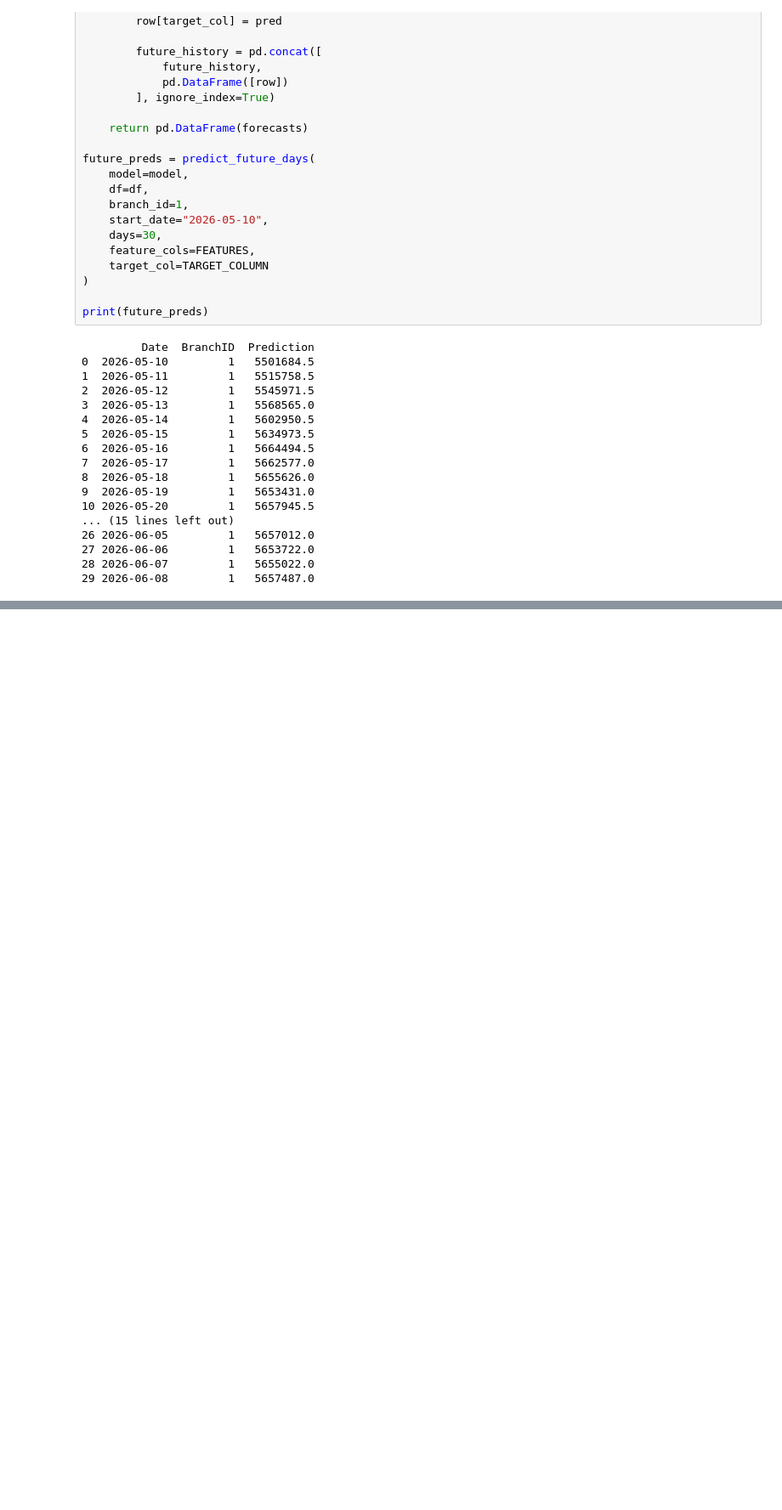
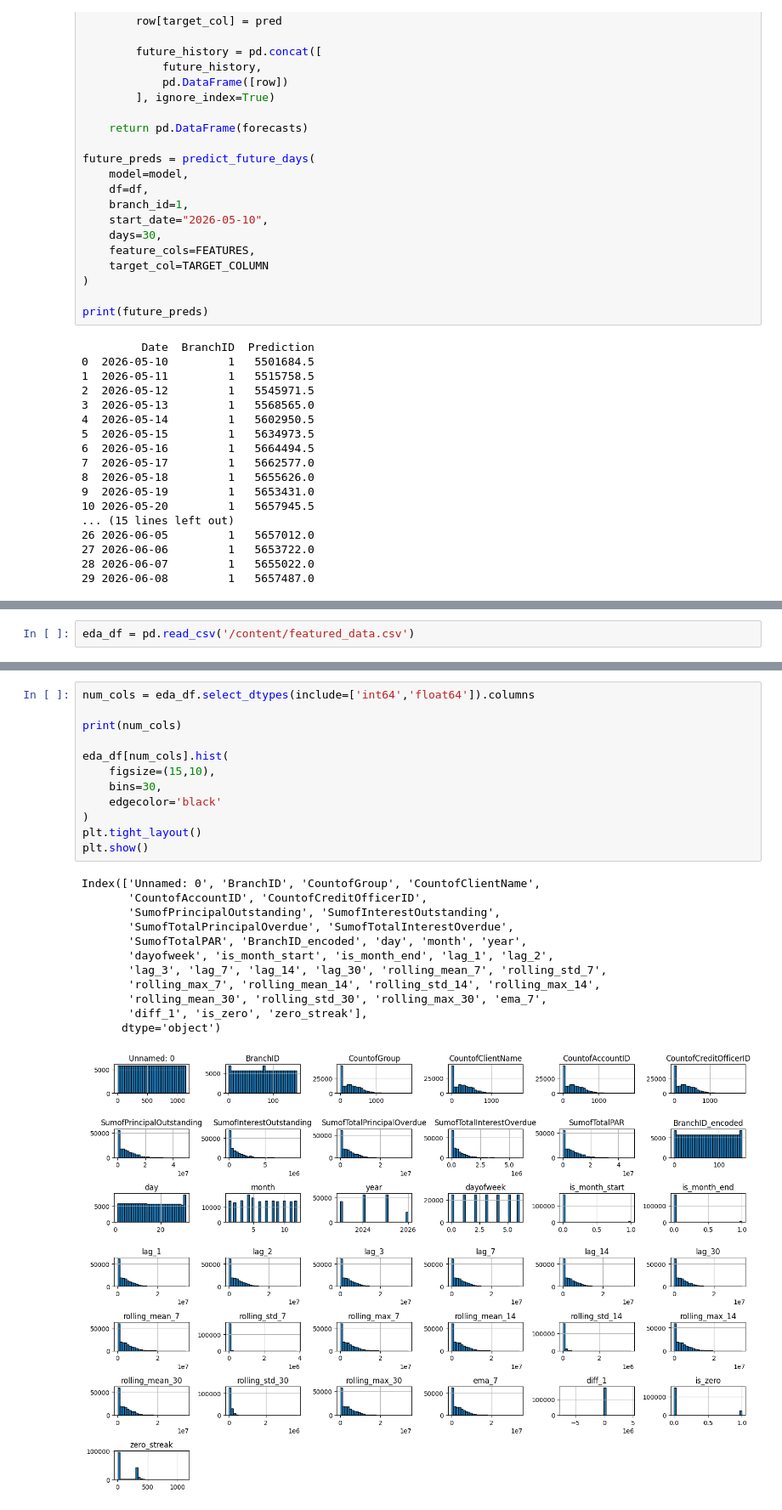
Before and after one commit to prasanna-venkatesh-m/Analytics-Forecast, a Jupyter notebook: Train_Overall_Analytics.ipynb, the cells around one changed output, grey strips where cells are left out. Shown at 85% size. Cells and saved outputs as stored; diff of their text form; blank space fills up the shorter version.

Commit message:
EDA for the Data

```diff
--- a/Train_Overall_Analytics.ipynb
+++ b/Train_Overall_Analytics.ipynb
@@ -2144,0 +2091,2 @@ Model saved to: /content/xgb_timeseries_model.pkl
+# %%
+eda_df = pd.read_csv('/content/featured_data.csv')
@@ -2144,0 +2103,25 @@ Model saved to: /content/xgb_timeseries_model.pkl
+# %%
+num_cols = eda_df.select_dtypes(include=['int64','float64']).columns
+
+print(num_cols)
+
+eda_df[num_cols].hist(
+    figsize=(15,10),
+    bins=30,
+    edgecolor='black'
+)
+plt.tight_layout()
+plt.show()
+# %% [output]
+Index(['Unnamed: 0', 'BranchID', 'CountofGroup', 'CountofClientName',
+       'CountofAccountID', 'CountofCreditOfficerID',
+       'SumofPrincipalOutstanding', 'SumofInterestOutstanding',
+       'SumofTotalPrincipalOverdue', 'SumofTotalInterestOverdue',
+       'SumofTotalPAR', 'BranchID_encoded', 'day', 'month', 'year',
+       'dayofweek', 'is_month_start', 'is_month_end', 'lag_1', 'lag_2',
+       'lag_3', 'lag_7', 'lag_14', 'lag_30', 'rolling_mean_7', 'rolling_std_7',
+       'rolling_max_7', 'rolling_mean_14', 'rolling_std_14', 'rolling_max_14',
+       'rolling_mean_30', 'rolling_std_30', 'rolling_max_30', 'ema_7',
+       'diff_1', 'is_zero', 'zero_streak'],
+      dtype='object')
+[figure, added]
```
Also changed, not shown: parts of 4 cells of this notebook.
